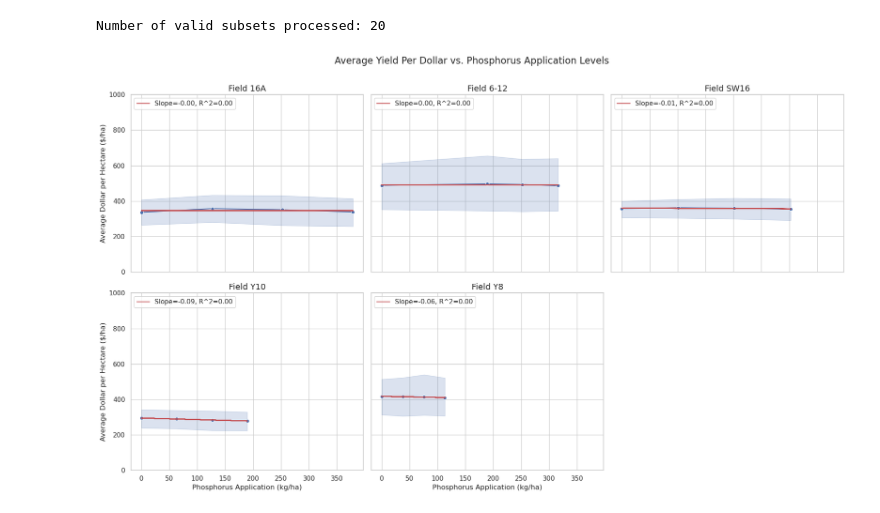
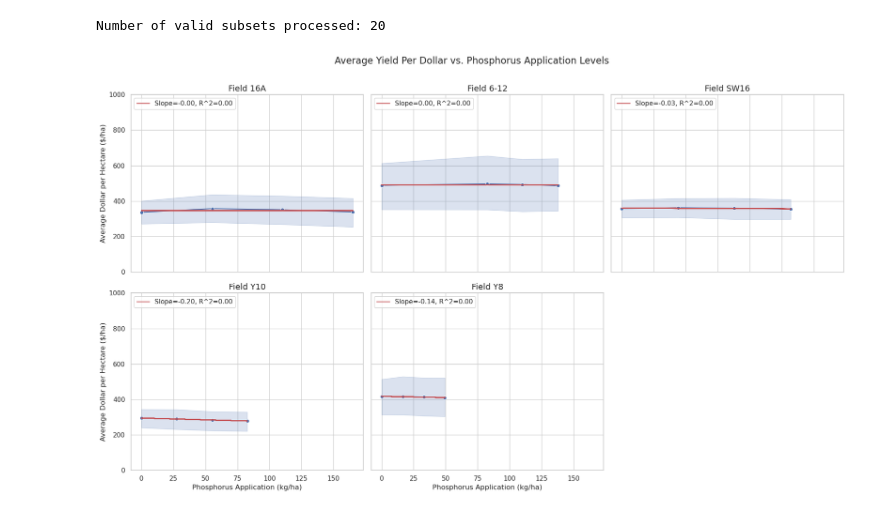
Before and after one commit to bo-maxwell-stevens/temple-phosphorus, a Jupyter notebook: 07_plotting_full_scinet_rf_output_zones.ipynb, the cells around one changed output. Drawn from its saved outputs; the diff is of its cells as text; code cells hidden in the pictures.

```diff
--- a/07_plotting_full_scinet_rf_output_zones.ipynb
+++ b/07_plotting_full_scinet_rf_output_zones.ipynb
@@ -335,14 +335,14 @@ for i, ax in enumerate([ax1, ax2, ax3, ax4, ax5]):
   # Filter data
   field_df = plotting_df[plotting_df['field'] == fields[i]].copy()
   # Converting to metric
-  field_df['x_metric'] = field_df['x']*0.45359/0.0404686
+  field_df['x_metric'] = field_df['x']*(0.45359/0.0404686) * 0.436 # Converting to P from P2O5
 
   # Plot field's data
   sns.lineplot(data=field_df, x='x_metric', y='y', hue='year', palette='rainbow', ax=ax)
-  ax.set_xlabel('P Treatment')
+  ax.set_xlabel('P Treatment (kg/ha P)')
   ax.set_title(fields[i])
   ax.set_ylim(0, 4500)
-  ax.set_xlim(0, 400)
+  ax.set_xlim(0, 200)
   ax.set_ylabel('')
   if i == 3:
     ax.legend(title='Year')
@@ -384,7 +384,7 @@ for field in fields:
         field_year_df = plotting_df[(plotting_df['field'] == field) & (plotting_df['year'] == year)].copy()
 
         # Convert units to metric
-        field_year_df.loc[:, 'x_metric'] = field_year_df['x']*0.45359/0.0404686
+        field_year_df.loc[:, 'x_metric'] = field_year_df['x']*0.45359/0.0404686 * 0.436
 
         # Extract x (P rate) and y (Yield)
         X = field_year_df['x_metric'].values.reshape(-1, 1)
@@ -439,25 +439,33 @@ recommended_P_df[['Field','Recommended_P']].groupby(['Field']).mean()
 | Y8 | 0.000000 |
 # %%
 # Treatments dictionary with medium treatment value for each field
+# treatments = {
+#     "16A": {"Medium": {"value": 22.5}},
+#     "6-12": {"Medium": {"value": 22.5}},
+#     "Y10": {"Medium": {"value": 11.3}},
+#     "Y8": {"Medium": {"value": 6.8}},
+#     "SW16": {"Medium": {"value": 18}}
+# }
 treatments = {
-    "16A": {"Medium": {"value": 22.5}},
-    "6-12": {"Medium": {"value": 22.5}},
-    "Y10": {"Medium": {"value": 11.3}},
-    "Y8": {"Medium": {"value": 6.8}},
-    "SW16": {"Medium": {"value": 18}}
+    "16A": {"Medium": {"value": 49}},
+    "6-12": {"Medium": {"value": 49}},
+    "Y10": {"Medium": {"value": 25}},
+    "Y8": {"Medium": {"value": 15}},
+    "SW16": {"Medium": {"value": 39}}
 }
 
-# Function to convert values to metric units
-def convert_to_metric(value):
-    return value * 0.45359 / 0.0404686
+# # Function to convert values to metric units
+# def convert_to_metric(value):
+#     return value * (0.45359 / 0.0404686)
 
-# Convert medium treatment values to metric units
-for field in treatments:
-    treatments[field]['Medium']['value'] = convert_to_metric(treatments[field]['Medium']['value'])
+# # Convert medium treatment values to metric units
+# for field in treatments:
+#     treatments[field]['Medium']['value'] = convert_to_metric(treatments[field]['Medium']['value'])
 
 # Add new columns to DataFrame
 recommended_P_df['Soil_Test_Recommended_P'] = recommended_P_df['Field'].map(lambda x: treatments.get(x, {}).get('Medium', {}).get('value', None))
 recommended_P_df['Percent_Fertilizer_Rate'] = (recommended_P_df['Recommended_P'] / recommended_P_df['Soil_Test_Recommended_P']) * 100
+recommended_P_df.loc[:, 'Recommended_P'] = recommended_P_df.loc[:, 'Recommended_P']
 
 recommended_P_df.to_csv('Output/Tables/Table S1.csv')
 (round(recommended_P_df, 2))
@@ -874,34 +885,35 @@ fields = plotting_df['field'].unique()
 for index, field in enumerate(fields):
     # Filter the dataframe for the current field
     field_df = plotting_df[plotting_df['field'] == field].copy()
+    field_df.loc[:,'x_metric'] = field_df.loc[:,'x_metric'] * 0.436 # Converting to P from P2O5
 
     # Plotting the line plot for the current field
     sns.lineplot(x='x_metric', y='dollars_per_ha_minus_cost', data=field_df, ax=axes_flat[index], marker='o')
 
     # Compute regression statistics
     slope, intercept, r_value, p_value, std_err = linregress(field_df['x_metric'], field_df['dollars_per_ha_minus_cost'])
     axes_flat[index].plot(field_df['x_metric'], intercept + slope*field_df['x_metric'], 'r', label=f'Slope={slope:.2f}, R^2={r_value**2:.2f}')
 
     # Set title for each subplot
     axes_flat[index].set_title(f'Field {field}', fontsize=14)
 
     # Display the legend for the current field's subplot
     axes_flat[index].legend(loc='upper left')
 
     # Set x and y labels for the first subplot only
     if index == 0 or index == 3:
         axes_flat[index].set_ylabel('Average Dollar per Hectare ($/ha)', fontsize=12)
     else:
         axes_flat[index].set_ylabel('')
 
     axes_flat[index].set_xlabel('Phosphorus Application (kg/ha)', fontsize=12)
     axes_flat[index].set_ylim(0, 1000)
 
 # Remove the plot from the last subplot (making it empty)
 axes_flat[-1].axis('off')
 
 plt.tight_layout()
 plt.suptitle('Average Yield Per Dollar vs. Phosphorus Application Levels', fontsize=16, y=1.05)
 plt.savefig('Output/Figures/Economics_rf_total_revenue.jpg', bbox_inches = 'tight', dpi = 300)
 # %% [output]
-[figure, old version]
+[figure, new version]
```
Also changed, not shown: parts of 5 cells of this notebook, 5 other files.
